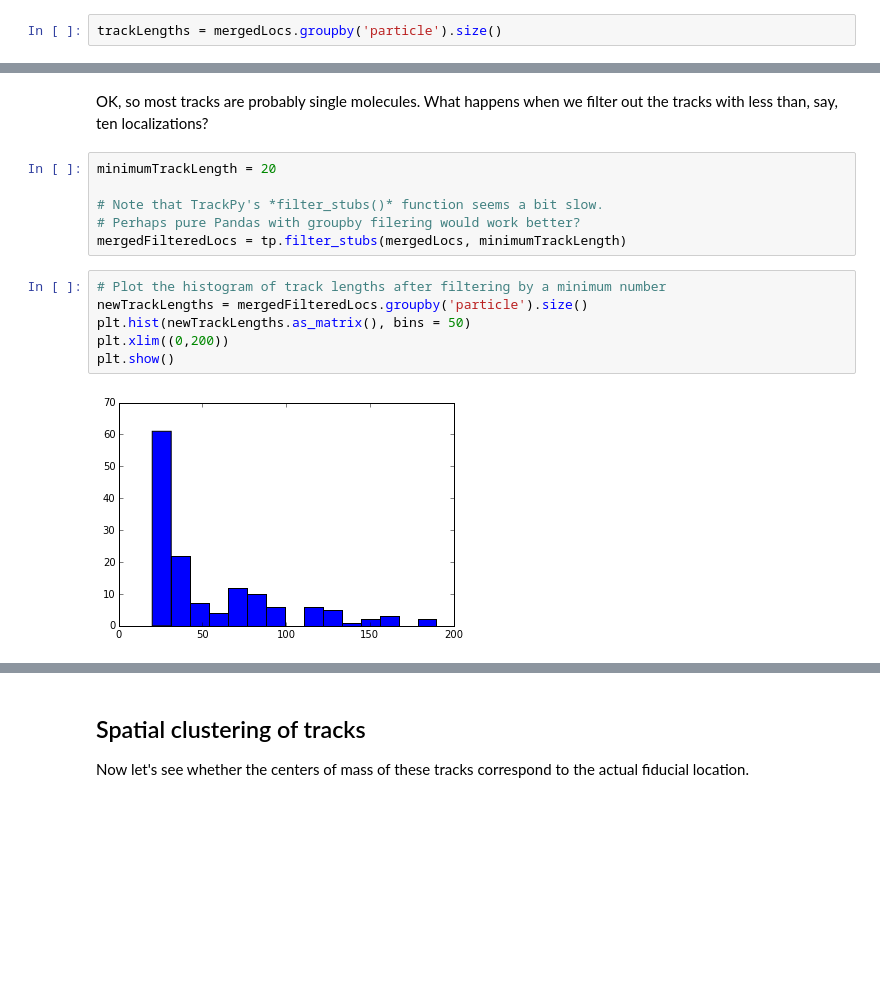
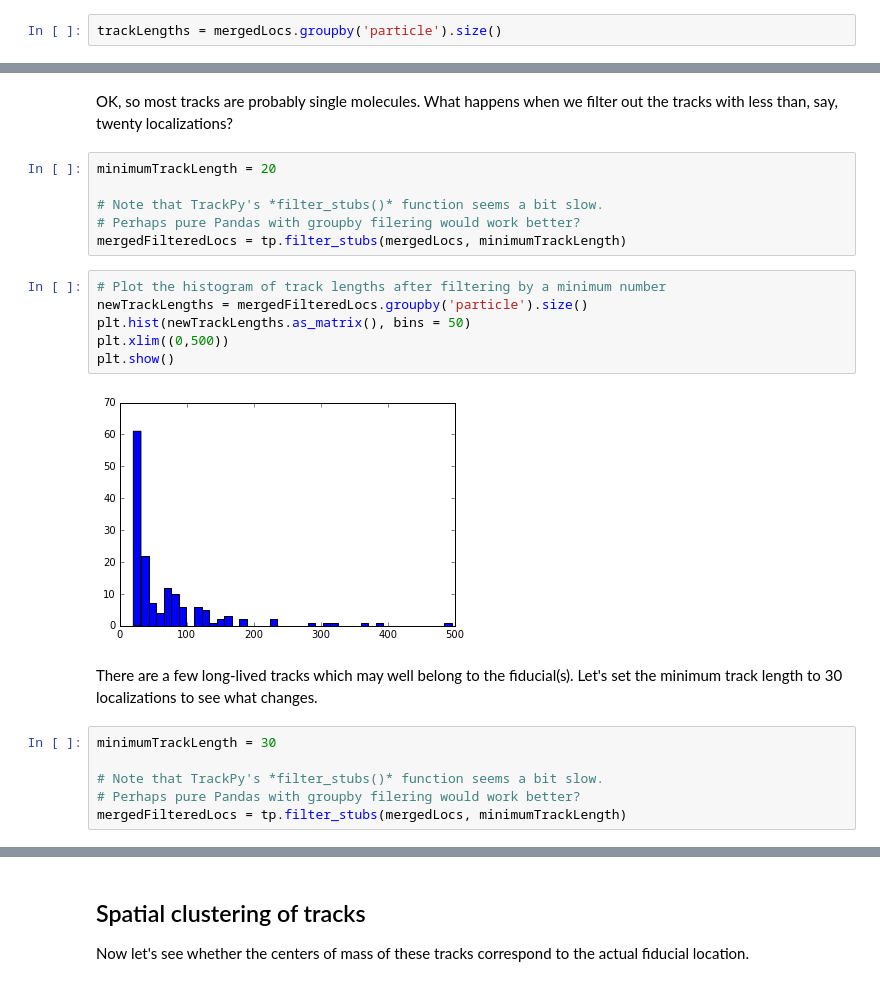
Before and after one commit to kmdouglass/bstore, a Jupyter notebook: playground/Fiducial Detection.ipynb, the cells around one changed output, grey strips where cells are left out. Drawn from its saved outputs; the diff is of its cells as text; blank space fills up the shorter version.

```diff
--- a/playground/Fiducial Detection.ipynb
+++ b/playground/Fiducial Detection.ipynb
@@ -52,5 +52,5 @@ plt.show()
 # %% [markdown]
-OK, so most tracks are probably single molecules. What happens when we filter out the tracks with less than, say, ten localizations?
+OK, so most tracks are probably single molecules. What happens when we filter out the tracks with less than, say, twenty localizations?
 # %%
 minimumTrackLength = 20
 
@@ -60,8 +60,16 @@ mergedFilteredLocs = tp.filter_stubs(mergedLocs, minimumTrackLength)
 # %%
 # Plot the histogram of track lengths after filtering by a minimum number
 newTrackLengths = mergedFilteredLocs.groupby('particle').size()
 plt.hist(newTrackLengths.as_matrix(), bins = 50)
-plt.xlim((0,200))
+plt.xlim((0,500))
 plt.show()
 # %% [output]
-[figure, old version]
+[figure, new version]
+# %% [markdown]
+There are a few long-lived tracks which may well belong to the fiducial(s). Let's set the minimum track length to 30 localizations to see what changes.
+# %%
+minimumTrackLength = 30
+
+# Note that TrackPy's *filter_stubs()* function seems a bit slow.
+# Perhaps pure Pandas with groupby filering would work better?
+mergedFilteredLocs = tp.filter_stubs(mergedLocs, minimumTrackLength)
```
Also changed, not shown: parts of 25 cells of this notebook, 1 other file.
